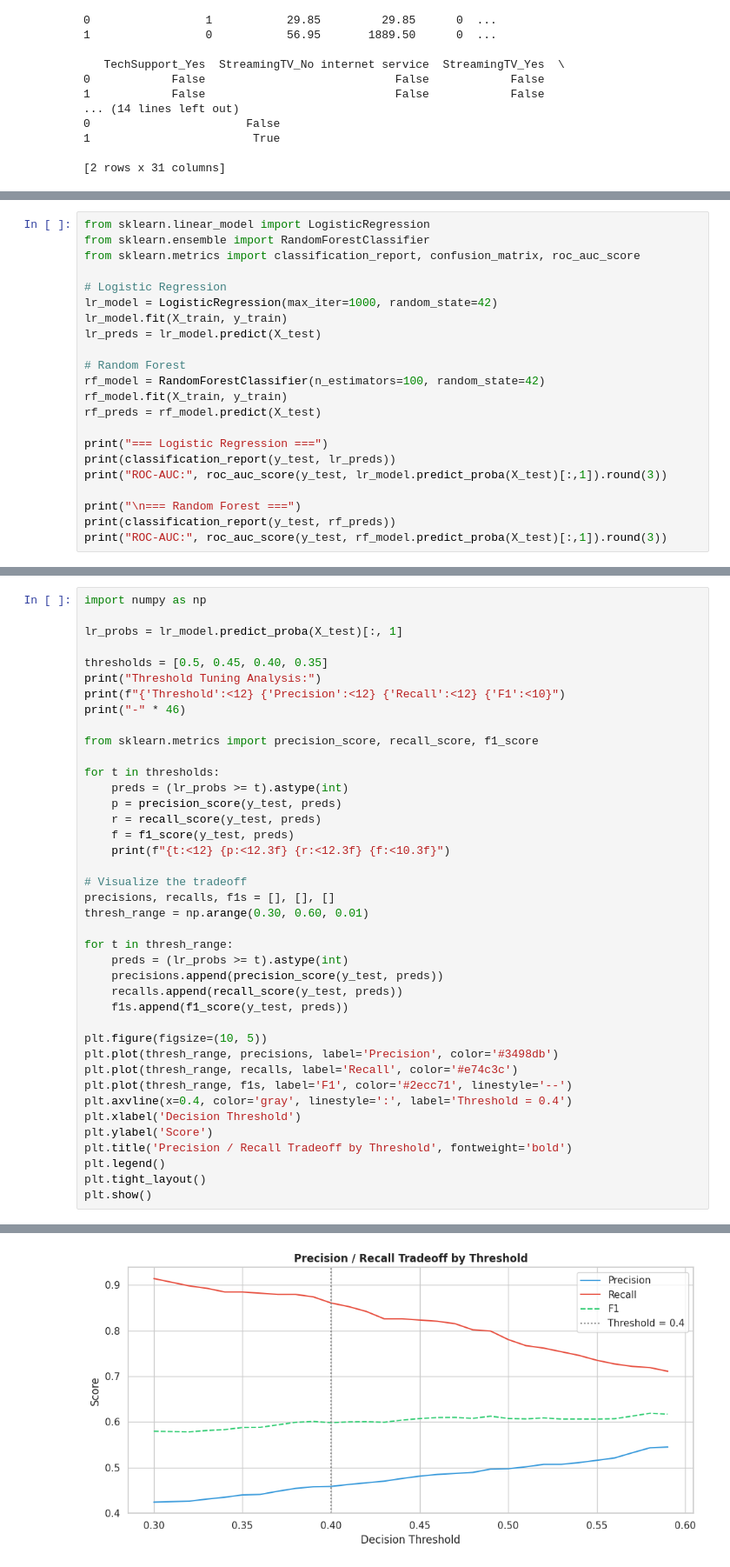
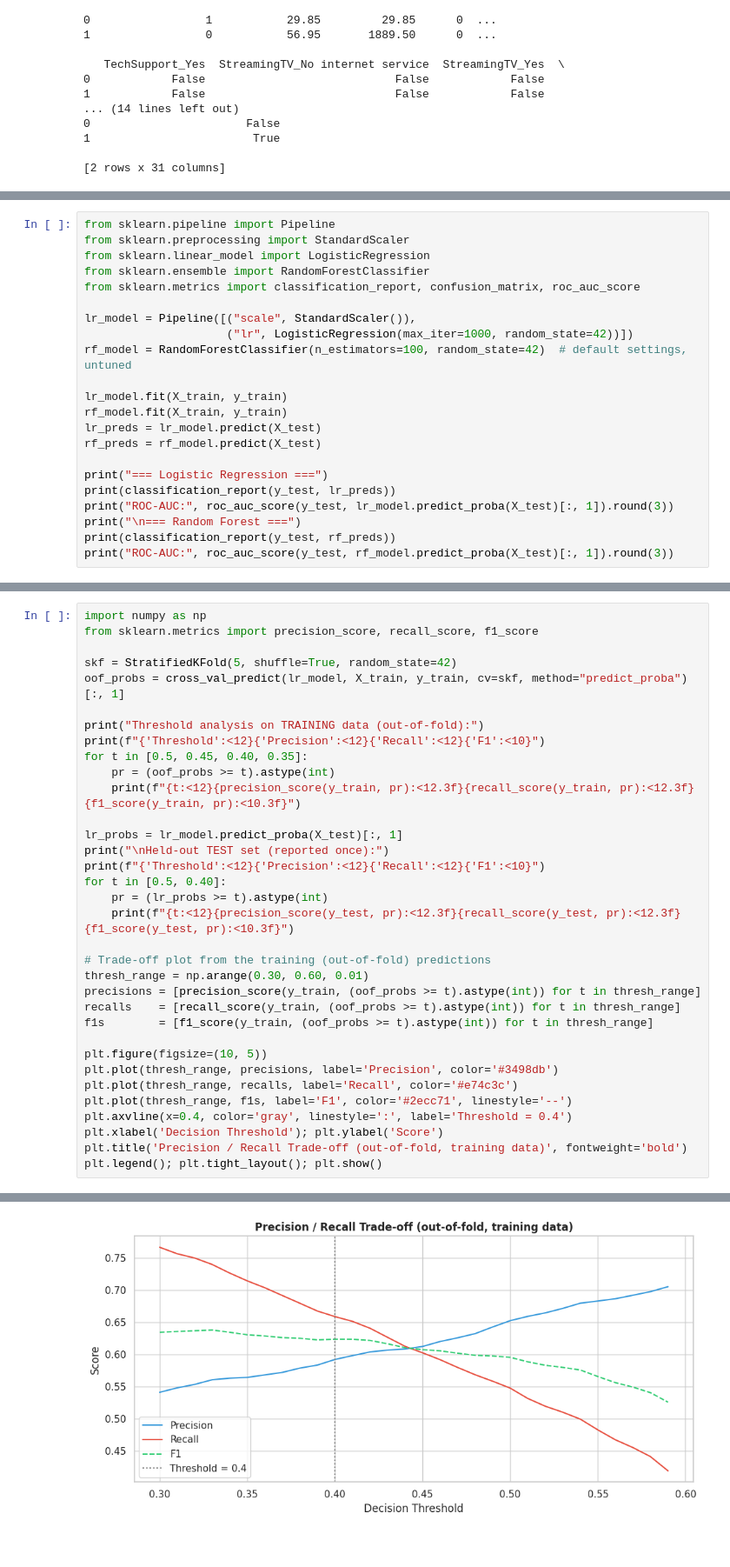
Before and after one commit to Syed-Awais10/telecom-churn-analysis, a Jupyter notebook: Telecom-churn-analysis.ipynb, the cells around one changed output, grey strips where cells are left out. Shown at 87% size. Saved outputs shown, nothing was run; the diff lists cells and outputs as text.

```diff
--- a/Telecom-churn-analysis.ipynb
+++ b/Telecom-churn-analysis.ipynb
@@ -522,25 +494,25 @@ Churn rate in test set: 0.266
 # %%
+from sklearn.pipeline import Pipeline
+from sklearn.preprocessing import StandardScaler
 from sklearn.linear_model import LogisticRegression
 from sklearn.ensemble import RandomForestClassifier
 from sklearn.metrics import classification_report, confusion_matrix, roc_auc_score
 
-# Logistic Regression
-lr_model = LogisticRegression(max_iter=1000, random_state=42)
+lr_model = Pipeline([("scale", StandardScaler()),
+                     ("lr", LogisticRegression(max_iter=1000, random_state=42))])
+rf_model = RandomForestClassifier(n_estimators=100, random_state=42)  # default settings, untuned
+
 lr_model.fit(X_train, y_train)
+rf_model.fit(X_train, y_train)
 lr_preds = lr_model.predict(X_test)
-
-# Random Forest
-rf_model = RandomForestClassifier(n_estimators=100, random_state=42)
-rf_model.fit(X_train, y_train)
 rf_preds = rf_model.predict(X_test)
 
 print("=== Logistic Regression ===")
 print(classification_report(y_test, lr_preds))
-print("ROC-AUC:", roc_auc_score(y_test, lr_model.predict_proba(X_test)[:,1]).round(3))
-
+print("ROC-AUC:", roc_auc_score(y_test, lr_model.predict_proba(X_test)[:, 1]).round(3))
 print("\n=== Random Forest ===")
 print(classification_report(y_test, rf_preds))
-print("ROC-AUC:", roc_auc_score(y_test, rf_model.predict_proba(X_test)[:,1]).round(3))
+print("ROC-AUC:", roc_auc_score(y_test, rf_model.predict_proba(X_test)[:, 1]).round(3))
 # %% [output]
 === Logistic Regression ===
               precision    recall  f1-score   support
@@ -593,41 +565,35 @@ plt.show()
 # %%
 import numpy as np
+from sklearn.metrics import precision_score, recall_score, f1_score
+
+skf = StratifiedKFold(5, shuffle=True, random_state=42)
+oof_probs = cross_val_predict(lr_model, X_train, y_train, cv=skf, method="predict_proba")[:, 1]
+
+print("Threshold analysis on TRAINING data (out-of-fold):")
+print(f"{'Threshold':<12}{'Precision':<12}{'Recall':<12}{'F1':<10}")
+for t in [0.5, 0.45, 0.40, 0.35]:
+    pr = (oof_probs >= t).astype(int)
+    print(f"{t:<12}{precision_score(y_train, pr):<12.3f}{recall_score(y_train, pr):<12.3f}{f1_score(y_train, pr):<10.3f}")
 
 lr_probs = lr_model.predict_proba(X_test)[:, 1]
+print("\nHeld-out TEST set (reported once):")
+print(f"{'Threshold':<12}{'Precision':<12}{'Recall':<12}{'F1':<10}")
+for t in [0.5, 0.40]:
+    pr = (lr_probs >= t).astype(int)
+    print(f"{t:<12}{precision_score(y_test, pr):<12.3f}{recall_score(y_test, pr):<12.3f}{f1_score(y_test, pr):<10.3f}")
 
-thresholds = [0.5, 0.45, 0.40, 0.35]
-print("Threshold Tuning Analysis:")
-print(f"{'Threshold':<12} {'Precision':<12} {'Recall':<12} {'F1':<10}")
-print("-" * 46)
-
-from sklearn.metrics import precision_score, recall_score, f1_score
-
-for t in thresholds:
-    preds = (lr_probs >= t).astype(int)
-    p = precision_score(y_test, preds)
-    r = recall_score(y_test, preds)
-    f = f1_score(y_test, preds)
-    print(f"{t:<12} {p:<12.3f} {r:<12.3f} {f:<10.3f}")
-
-# Visualize the tradeoff
-precisions, recalls, f1s = [], [], []
+# Trade-off plot from the training (out-of-fold) predictions
 thresh_range = np.arange(0.30, 0.60, 0.01)
-
-for t in thresh_range:
-    preds = (lr_probs >= t).astype(int)
-    precisions.append(precision_score(y_test, preds))
-    recalls.append(recall_score(y_test, preds))
-    f1s.append(f1_score(y_test, preds))
+precisions = [precision_score(y_train, (oof_probs >= t).astype(int)) for t in thresh_range]
+recalls    = [recall_score(y_train, (oof_probs >= t).astype(int)) for t in thresh_range]
+f1s        = [f1_score(y_train, (oof_probs >= t).astype(int)) for t in thresh_range]
 
 plt.figure(figsize=(10, 5))
 plt.plot(thresh_range, precisions, label='Precision', color='#3498db')
 plt.plot(thresh_range, recalls, label='Recall', color='#e74c3c')
 plt.plot(thresh_range, f1s, label='F1', color='#2ecc71', linestyle='--')
 plt.axvline(x=0.4, color='gray', linestyle=':', label='Threshold = 0.4')
-plt.xlabel('Decision Threshold')
-plt.ylabel('Score')
-plt.title('Precision / Recall Tradeoff by Threshold', fontweight='bold')
-plt.legend()
-plt.tight_layout()
-plt.show()
+plt.xlabel('Decision Threshold'); plt.ylabel('Score')
+plt.title('Precision / Recall Trade-off (out-of-fold, training data)', fontweight='bold')
+plt.legend(); plt.tight_layout(); plt.show()
 # %% [output]
@@ -641,2 +611,2 @@ Threshold    Precision    Recall       F1
-[figure, old version]
+[figure, new version]
 # %%
```
Also changed, not shown: parts of 24 cells of this notebook.
